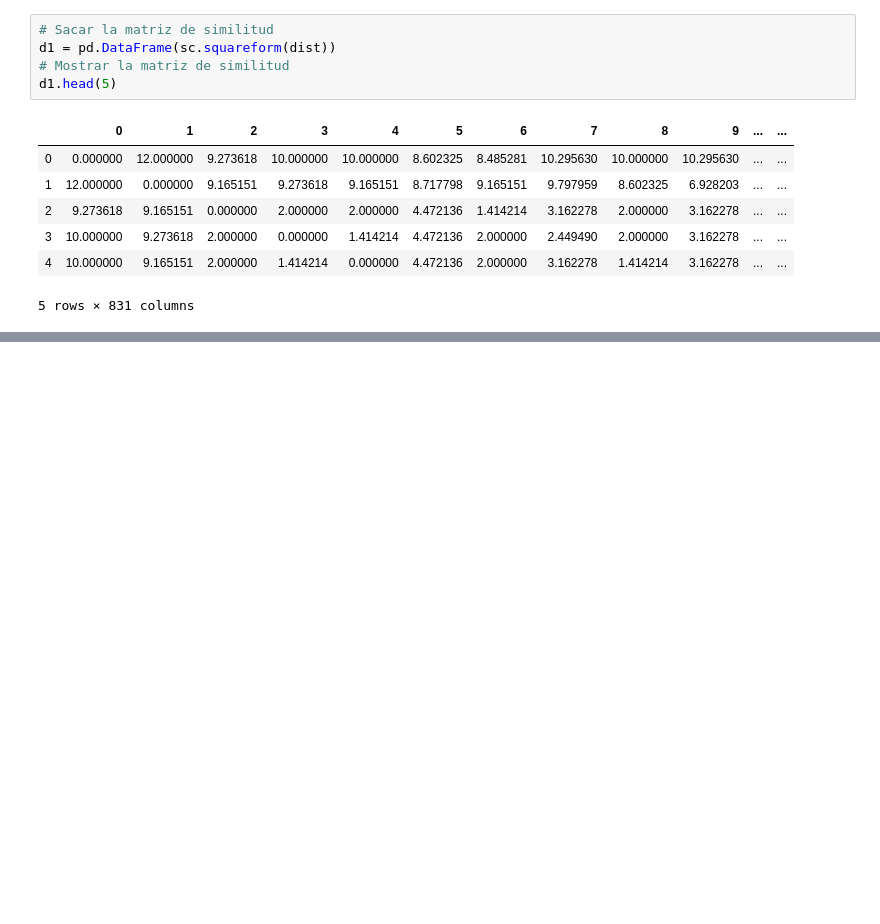
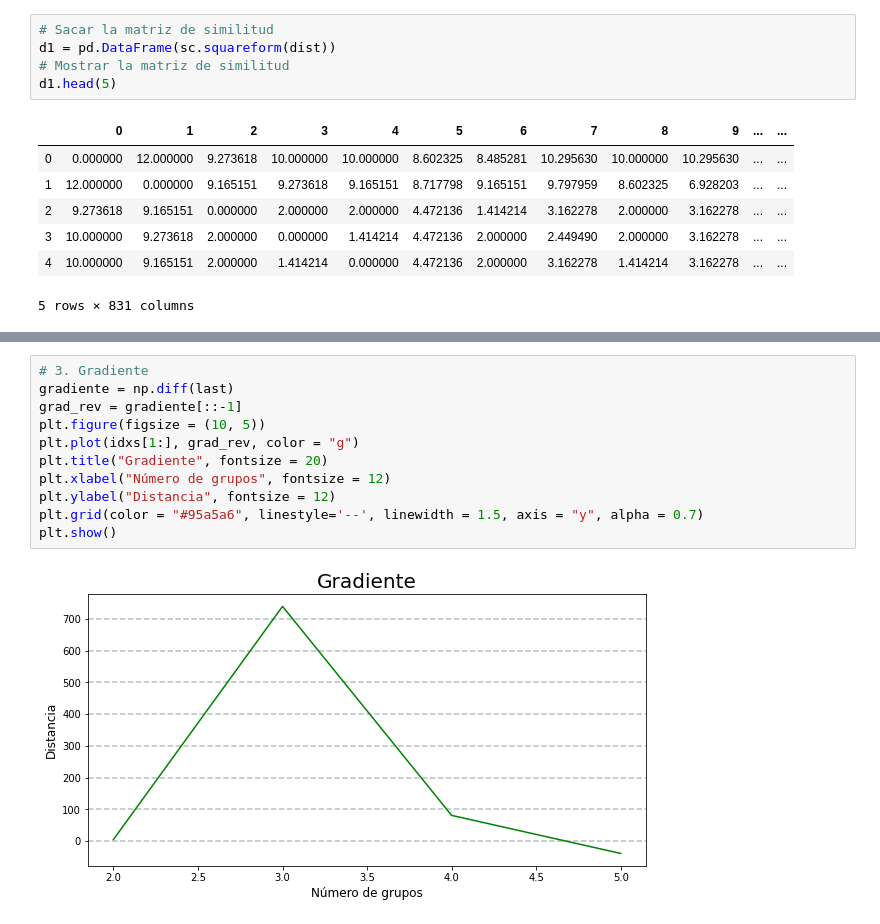
Before and after one commit to Miriam1999/PROYECTO-CDIN, a Jupyter notebook: Equipo9_ProyectoEntrega1.ipynb, the cells around one changed output, grey strips where cells are left out. Saved outputs shown, nothing was run; the diff lists cells and outputs as text; blank space fills up the shorter version.

```diff
--- a/Equipo9_ProyectoEntrega1.ipynb
+++ b/Equipo9_ProyectoEntrega1.ipynb
@@ -515,0 +603,13 @@ d1.head(5)
+# %%
+# 3. Gradiente
+gradiente = np.diff(last)
+grad_rev = gradiente[::-1]
+plt.figure(figsize = (10, 5))
+plt.plot(idxs[1:], grad_rev, color = "g")
+plt.title("Gradiente", fontsize = 20)
+plt.xlabel("Número de grupos", fontsize = 12)
+plt.ylabel("Distancia", fontsize = 12)
+plt.grid(color = "#95a5a6", linestyle='--', linewidth = 1.5, axis = "y", alpha = 0.7)
+plt.show()
+# %% [output]
+[figure, added]
```
Also changed, not shown: parts of 14 cells of this notebook.
